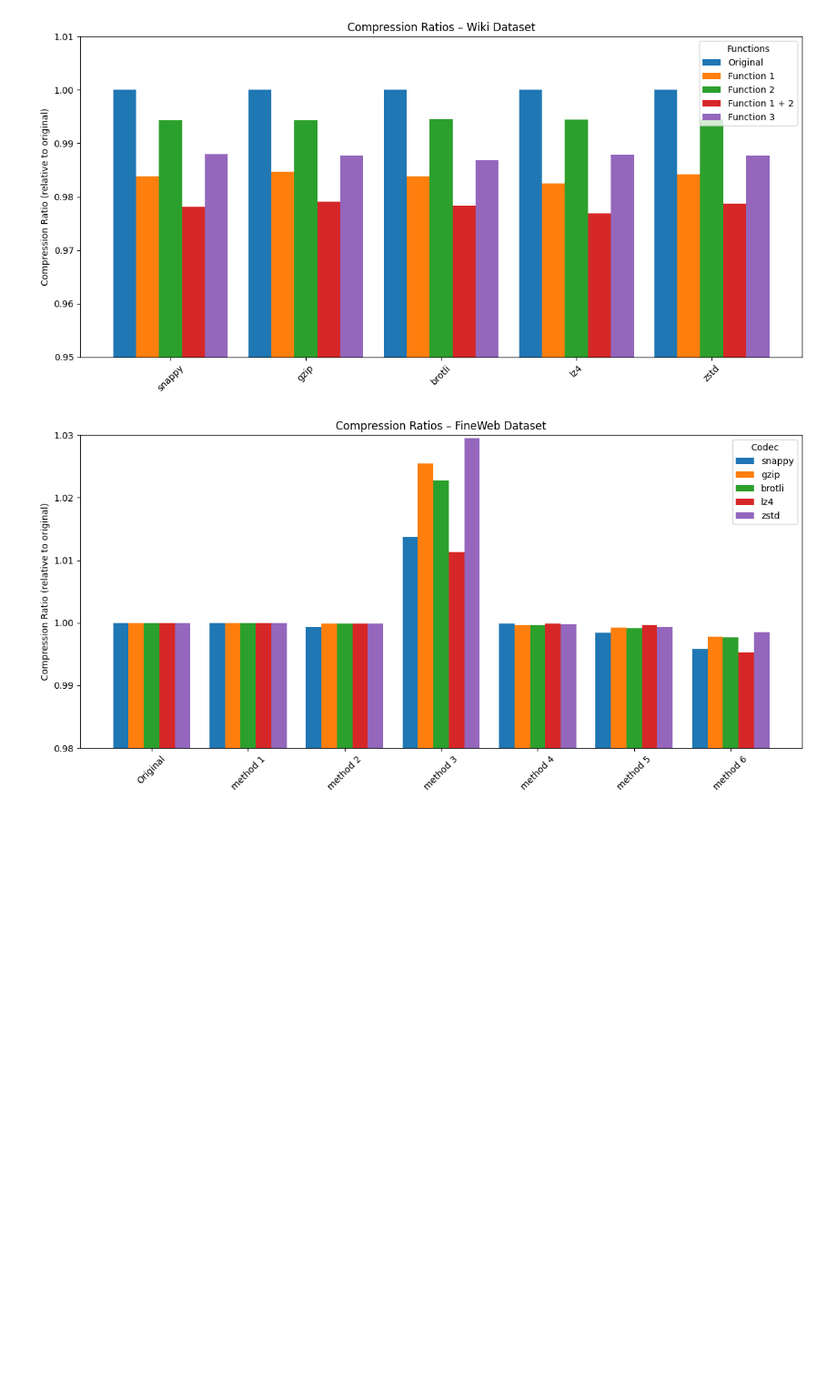
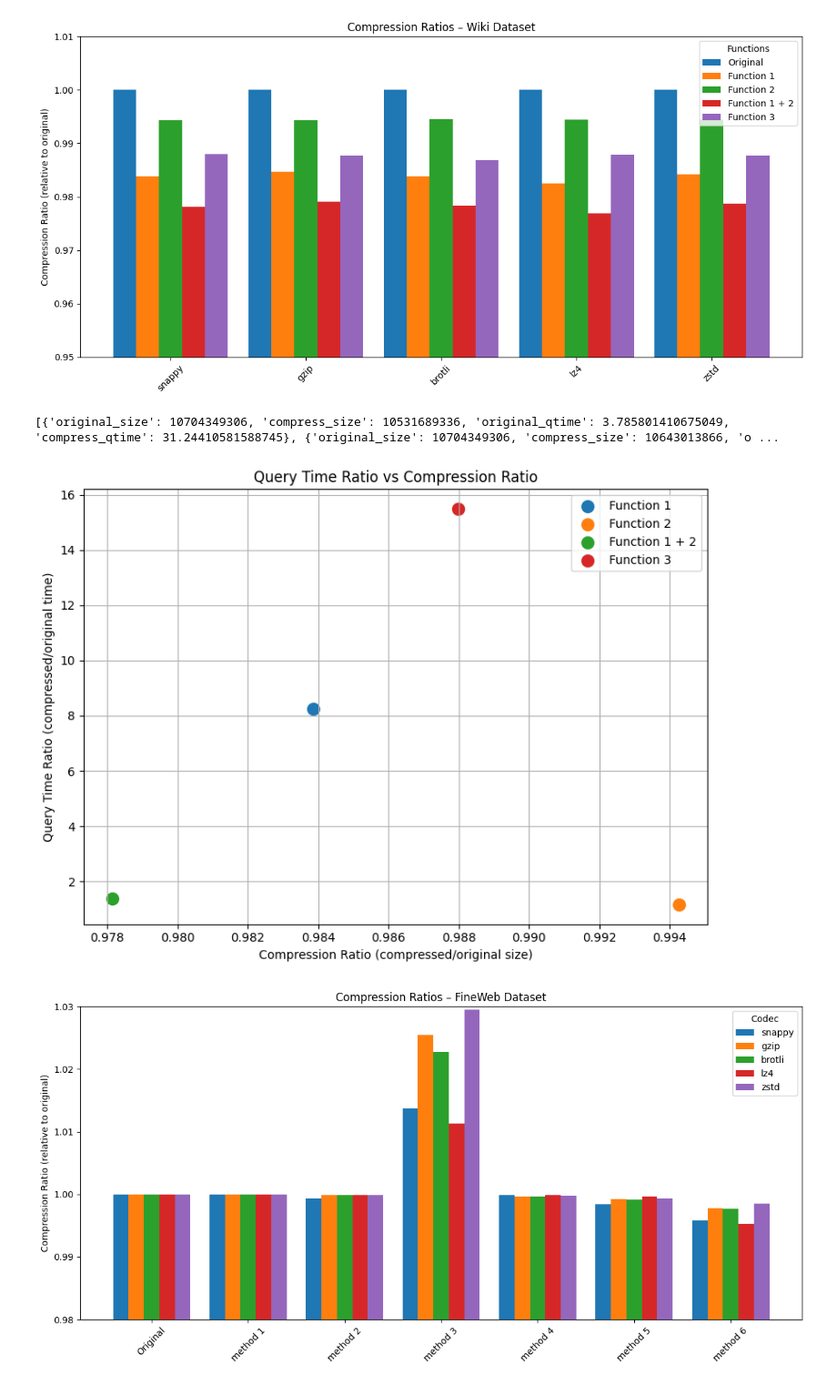
Before and after one commit to utndatasystems/virtual, a Jupyter notebook: string_compression/result_plot.ipynb, the cells around one changed output. Shown at 91% size. Saved outputs shown, nothing was run; the diff lists cells and outputs as text; code cells hidden in the pictures; blank space fills up the shorter version.

Commit message:
feat(Query-Time): Add the queries time for Wiki dataset

```diff
--- a/string_compression/result_plot.ipynb
+++ b/string_compression/result_plot.ipynb
@@ -59,6 +59,50 @@ plt.savefig("plots/compression_ratios_Wiki.png")
 plt.show()
 # %% [output]
 [figure]
+# %%
+dataset_id = "wikimedia/wikipedia"
+configs_file = "config.json"
+compression_methods = "snappy"
+config_dict = json.load(open(configs_file, "r"))[dataset_id]['configs']
+compress_functions_count = len(config_dict[0]['compress'])
+info_dict = {
+    "original_size": 0,
+    "compress_size": 0,
+    "original_qtime": 0,
+    "compress_qtime": 0,
+}
+compress_size_list = [info_dict.copy() for _ in range(compress_functions_count)]
+# %%
+for config in config_dict:
+    for i, compress in enumerate(config['compress']):
+        compress_size_list[i]["original_size"] += config[f'size_snappy']
+        compress_size_list[i]["compress_size"] += compress[f'size_compression_snappy']
+        compress_size_list[i]["original_qtime"] += compress[f'query_time']['original']
+        compress_size_list[i]["compress_qtime"] += compress[f'query_time']['compressed']
+
+print(compress_size_list)
+# %% [output]
+[{'original_size': 10704349306, 'compress_size': 10531689336, 'original_qtime': 3.785801410675049, 'compress_qtime': 31.24410581588745}, {'original_size': 10704349306, 'compress_size': 10643013866, 'o ...
+# %%
+# Compute compression ratio and query time ratio
+compression_ratios = [entry['compress_size'] / entry['original_size'] for entry in compress_size_list]
+query_time_ratios = [entry['compress_qtime'] / entry['original_qtime'] for entry in compress_size_list]
+functions = ["Function 1", "Function 2", "Function 1 + 2", "Function 3"]
+
+# Create scatter plot of ratios
+plt.figure(figsize=(8, 6))
+# Plot each point with a label
+for i, (cr, qtr) in enumerate(zip(compression_ratios, query_time_ratios)):
+    plt.scatter(cr, qtr, label=functions[i], s=100)
+plt.xlabel("Compression Ratio (compressed/original size)")
+plt.ylabel("Query Time Ratio (compressed/original time)")
+plt.title("Query Time Ratio vs Compression Ratio")
+plt.grid(True)
+plt.legend()
+plt.tight_layout()
+plt.show()
+# %% [output]
+[figure, added]
 # %%
 dataset_id = "HuggingFaceFW/fineweb"
 configs_file = "config.json"
```
Also changed, not shown: 2 other files.
